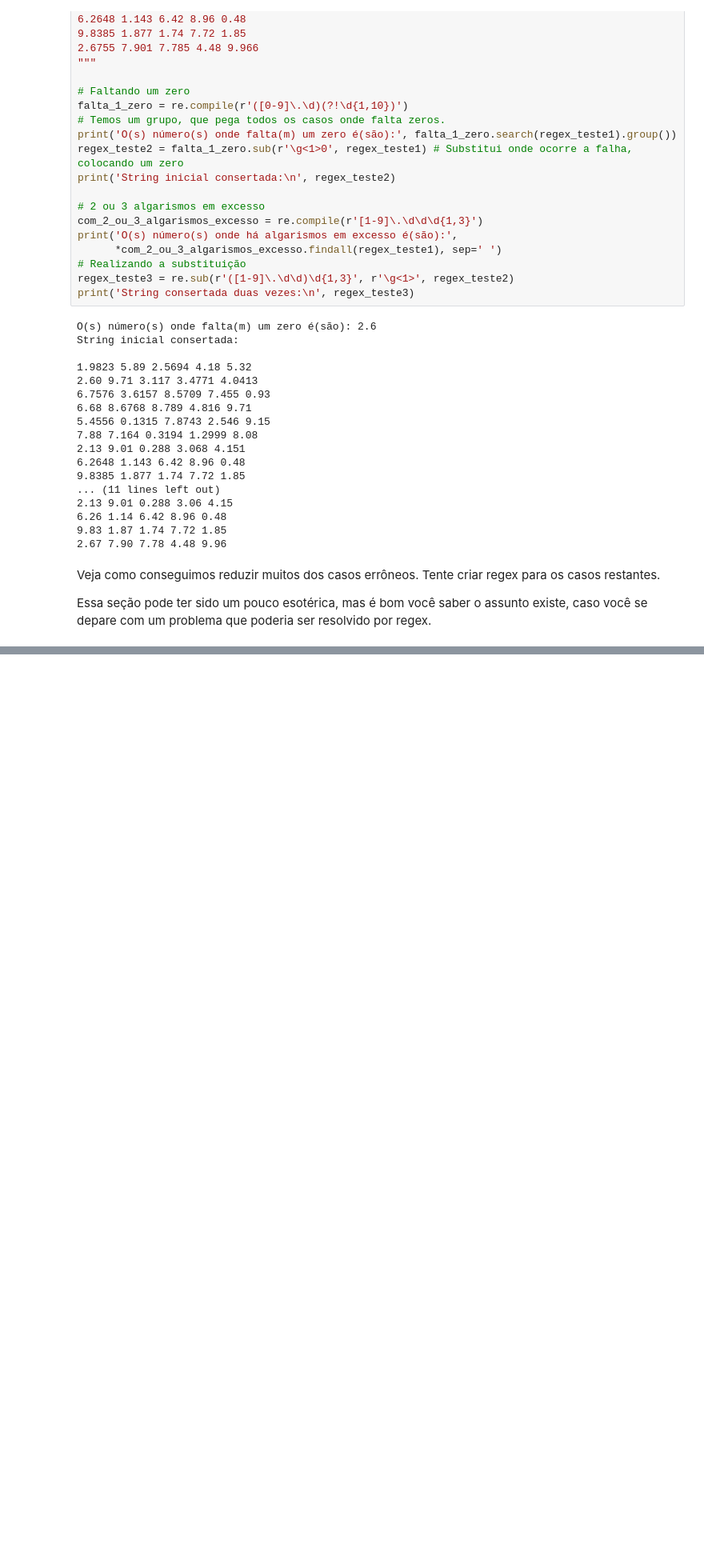
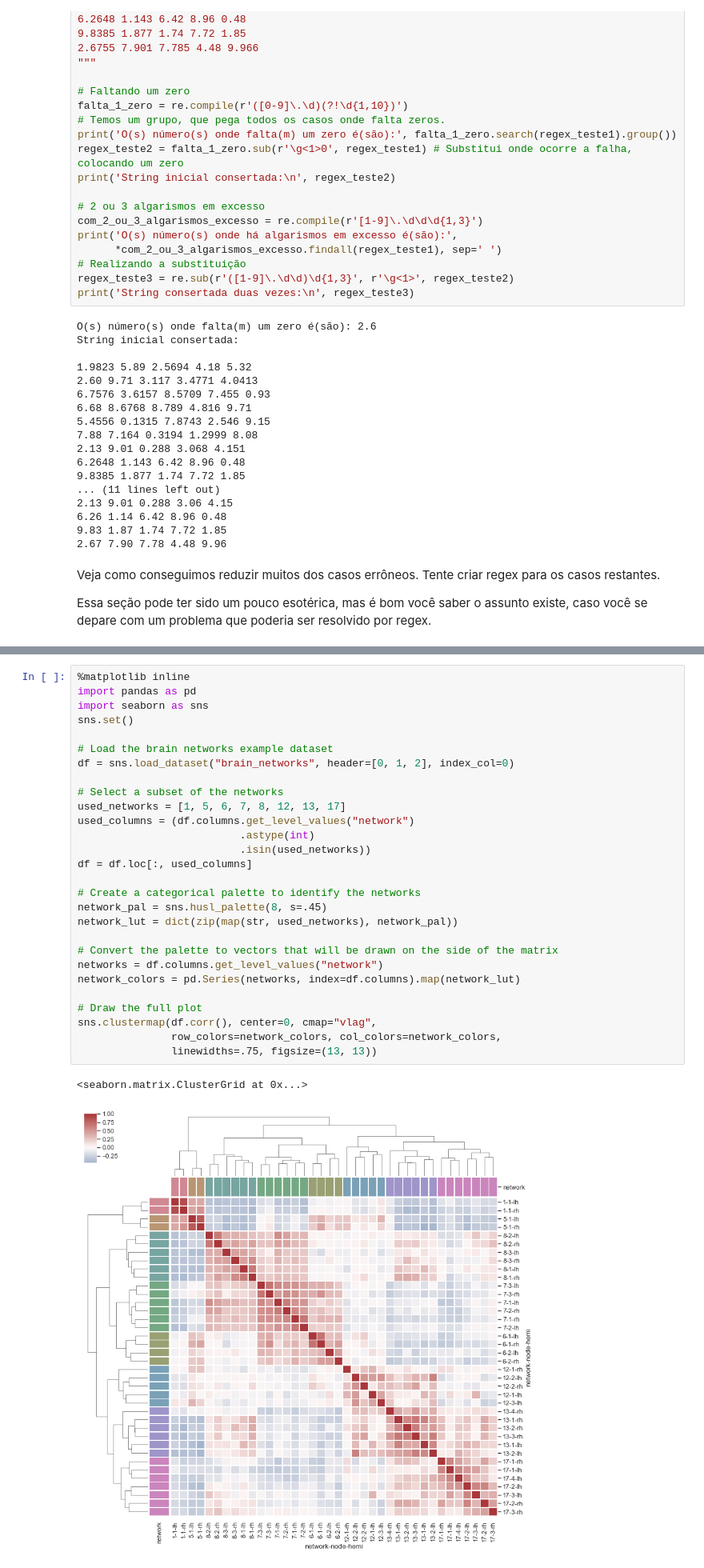
Before and after one commit to KarlClinckspoor/CursoPython, a Jupyter notebook: Aula 10 - Algumas ferramentas.ipynb, the cells around one changed output, grey strips where cells are left out. Shown: that part at 80% size. Drawn from its saved outputs; the diff is of its cells as text; blank space fills up the shorter version.

```diff
--- a/Aula 10 - Algumas ferramentas.ipynb
+++ b/Aula 10 - Algumas ferramentas.ipynb
@@ -381,0 +429,31 @@ Essa seção pode ter sido um pouco esotérica, mas é bom você saber o assunto
+# %%
+%matplotlib inline
+import pandas as pd
+import seaborn as sns
+sns.set()
+
+# Load the brain networks example dataset
+df = sns.load_dataset("brain_networks", header=[0, 1, 2], index_col=0)
+
+# Select a subset of the networks
+used_networks = [1, 5, 6, 7, 8, 12, 13, 17]
+used_columns = (df.columns.get_level_values("network")
+                          .astype(int)
+                          .isin(used_networks))
+df = df.loc[:, used_columns]
+
+# Create a categorical palette to identify the networks
+network_pal = sns.husl_palette(8, s=.45)
+network_lut = dict(zip(map(str, used_networks), network_pal))
+
+# Convert the palette to vectors that will be drawn on the side of the matrix
+networks = df.columns.get_level_values("network")
+network_colors = pd.Series(networks, index=df.columns).map(network_lut)
+
+# Draw the full plot
+sns.clustermap(df.corr(), center=0, cmap="vlag",
+               row_colors=network_colors, col_colors=network_colors,
+               linewidths=.75, figsize=(13, 13))
+# %% [output]
+<seaborn.matrix.ClusterGrid at 0x...>
+[figure, added]
```
Also changed, not shown: parts of 10 cells of this notebook, 1 other file.
